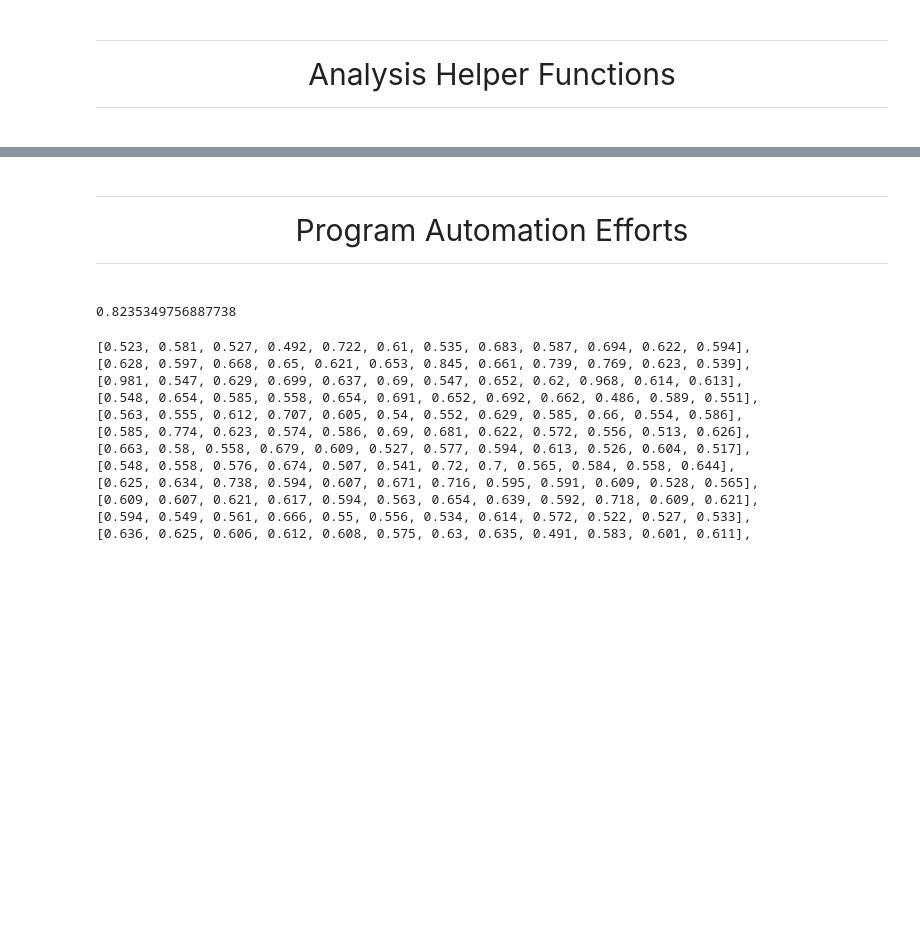
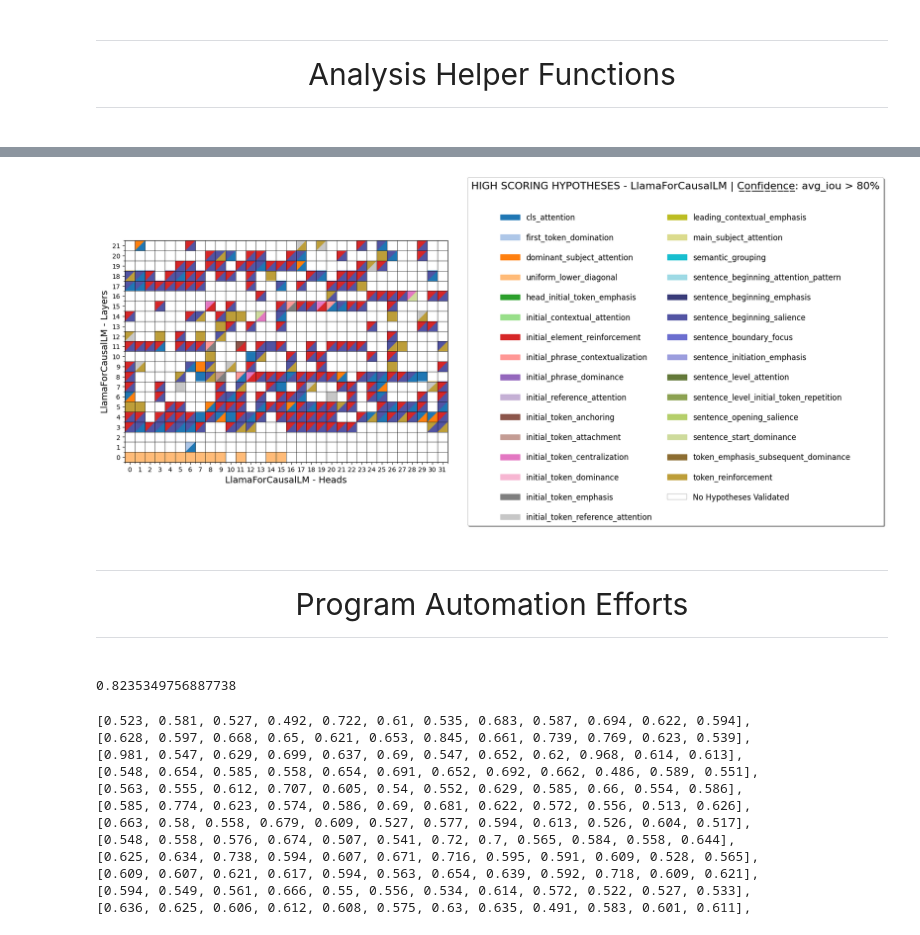
Before and after one commit to AmiriHayes/LLM-Interpretability, a Jupyter notebook: interpretability.ipynb, the cells around one changed output, grey strips where cells are left out. Cells and saved outputs as stored; diff of their text form; code cells hidden in the pictures; blank space fills up the shorter version.

```diff
--- a/interpretability.ipynb
+++ b/interpretability.ipynb
@@ -485,36 +2101,39 @@ def classify_whole_model(sentences: list[str], torch_model: PreTrainedModel, tor
     activations = {}  # key: (i, j), value: (pattern_name, score)
     header = ["i", "j", "Pattern", "Score"]
 
-    csv_file_name = "data/best_fit_refinement_gpt2_new.csv"
+    csv_file_name = "data/best_fit_refinement_tiny_llama_iou.csv"
     with open(csv_file_name, 'a', newline='') as file:
         writer = csv.writer(file)
         file_exists = os.path.exists(csv_file_name)
         if not file_exists:
             writer.writerow(header)
 
-        for pattern in patterns:
+        for pattern_idx, pattern in enumerate(patterns):
             try:
-                print(f"\nCurrently Analyzing pattern: {pattern.__name__}")
+                print(f"\nCurrently Analyzing pattern #{pattern_idx+1}/{len(patterns)}: {pattern.__name__}")
                 all_scores = []
                 for idx, sentence in enumerate(sentences):
                     if idx % 20 == 0: print(f"\tProcessing sentence {idx}/{len(sentences)}")
                     for i in range(num_layers):
+                        if i % 5 == 0: print(f"\t\t ~ Processing layer {i}/{num_layers} ~")
                         for j in range(num_heads):
-                            score = score_prediction(torch_model, torch_tokenizer, (i, j), pattern, sentence, distance="jsd", output=False)
-                            if score < 0.55: print(f"sentence #{idx}|", i, j, score)
+                            score = score_prediction(torch_model, torch_tokenizer, (i, j), pattern, sentence, distance="iou", output=False)
+                            if score > 0.8: print(f"sentence #{idx}|", i, j, score)
                             all_scores.append(score)
 
                 average_scores = np.array(all_scores).reshape(len(sentences), num_layers * num_heads).mean(axis=0)
                 head_performance = average_scores.reshape(num_layers, num_heads)
                 print(head_performance)
 
-                ix, jx = np.where(head_performance < 0.45)
+                ix, jx = np.where(head_performance > 0.8)
                 pairs = list(zip(ix, jx))
 
                 for (ix, jx) in pairs:
                     print(ix, jx, head_performance[ix, jx])
-                    # if key not in activations or pattern_score < activations[key][1]:
-                    #     activations[key] = (pattern.__name__, pattern_score)
+                    key = (ix, jx)
+                    pattern_score = head_performance[ix, jx]
+                    if key not in activations or pattern_score < activations[key][1]:
+                        activations[key] = (pattern.__name__, pattern_score)
                     writer.writerow([ix, jx, pattern.__name__, head_performance[ix, jx]])
 
             except Exception as e:
@@ -526,17 +2145,17 @@ def classify_whole_model(sentences: list[str], torch_model: PreTrainedModel, tor
             # pattern_score = np.mean(avg_scores)
             # print(i, j, pattern_score)
 
-            # if pattern_score > 0.5: continue
+            # if pattern_score < 0.7: continue
             # key = (i, j)
 
             # if key not in activations or pattern_score < activations[key][1]:
-            #     activations[key] = (pattern.__name__, pattern_score)
+                # activations[key] = (pattern.__name__, pattern_score)
             # writer.writerow([i, j, pattern.__name__, pattern_score])
 
     return activations
 
-model = AutoModel.from_pretrained("openai-community/gpt2", output_attentions=True)
-tokenizer = AutoTokenizer.from_pretrained("openai-community/gpt2")
+# model = AutoModel.from_pretrained("openai-community/gpt2", output_attentions=True)
+# tokenizer = AutoTokenizer.from_pretrained("openai-community/gpt2")
 
 # patterns = [next_attention, previous_attention, same_attention, punctuation_attention, repeated_attention, pos_alignment, dependencies]
 # patterns = [next_attention, previous_attention, same_attention, punctuation_attention, last_token_attention, repeated_attention, uniform_attention, cls_attention, eos_attention, special_token_attention, pos_alignment, dependencies]
@@ -544,5 +2163,7 @@ tokenizer = AutoTokenizer.from_pretrained("openai-community/gpt2")
 # model = AutoModel.from_pretrained("bert-base-uncased", output_attentions=True)
 # tokenizer = AutoTokenizer.from_pretrained("bert-base-uncased")
 
-activations = classify_whole_model(generic_sentences[:5], model, tokenizer, patterns)
+patterns = gpt_good_patterns
+print(f"Model: {model.config.architectures[0]}")
+activations = classify_whole_model([generic_sentences[1]], model, tokenizer, patterns)
 print(activations)
@@ -767,17 +2500,17 @@ output = train_linearregression()
 # model = AutoModel.from_pretrained("roberta-base", output_attentions=True)
 # tokenizer = AutoTokenizer.from_pretrained("roberta-base")
 
-model = AutoModel.from_pretrained("openai-community/gpt2", output_attentions=True)
-tokenizer = AutoTokenizer.from_pretrained("openai-community/gpt2")
+# model = AutoModel.from_pretrained("openai-community/gpt2", output_attentions=True)
+# tokenizer = AutoTokenizer.from_pretrained("openai-community/gpt2")
 
 # model = AutoModel.from_pretrained("bert-base-uncased", output_attentions=True)
 # tokenizer = AutoTokenizer.from_pretrained("bert-base-uncased")
 
-threshold = 0.45
+threshold = 0.8
 
-df = pd.read_csv('data/best_fit_refinement_gpt2_new.csv')
+df = pd.read_csv('data/best_fit_refinement_tiny_llama_iou.csv')
 # ignore columns where scores >= threshold
-df = df[df['Score'] < threshold]
+df = df[df['Score'] > threshold]
 num_layers = model.config.num_hidden_layers
 num_heads = model.config.num_attention_heads
 mat = np.zeros((num_layers, num_heads), dtype=object)
@@ -869,35 +2602,37 @@ title_value_text = 'What is BERT doing? - Best Fit Patterns Across Attention Hea
 underlined_title_unicode = "".join([char + '\u0332' for char in title_value_text])
 # plt.suptitle(underlined_title_unicode, fontsize=20, y=0.725, x=0.4)
 # sort handles alphabetically by label
 # legend_handles = sorted(legend_handles, key=lambda x: x.get_label())
 
 white_patch = mpatches.Patch(facecolor=white_color, label='No Hypotheses Validated', edgecolor='black', linewidth=0.2)
 legend_handles.append(white_patch)
 
 name = 'Confidence'
 underlined_name_unicode = "".join([char + '\u0332' for char in name])
 
 ax.legend(
     handles=legend_handles,
     loc='center left',
     bbox_to_anchor=(1.05, 0.5),
-    ncol=3,
+    ncol=2,
     fancybox=True,
     shadow=True,
-    title=f"HIGH SCORING HYPOTHESES - {model.config.architectures[0]} | {underlined_name_unicode}: avg_score < {threshold}\n",
+    title=f"HIGH SCORING HYPOTHESES - {model.config.architectures[0]} | {underlined_name_unicode}: avg_iou > {(threshold)*100:.0f}%\n",
     title_fontsize=16,
     fontsize='large', # Make legend text bigger. Can use 'medium', 'x-large', 'xx-large' or a numerical value (e.g., 12)
     labelspacing=1.5, # Adjust vertical spacing between legend entries (default is 0.5)
     handlelength=2.5, # Adjust length of the color patch/line in the legend
     handletextpad=0.8, # Adjust space between the handle (color patch) and the text label
     borderpad=0.5 # Adjust padding between the legend content and its border
 )
 
 # plt.tight_layout()
 # plt.show()
 
 plt.tight_layout(rect=[0, 0.1, 1, 1]) # Adjust layout to make space for the legend
 plt.show()
+# %% [output]
+[figure, added]
 # %%
 import os
 from openai import OpenAI
```
Also changed, not shown: parts of 52 cells of this notebook, 14 other files.
